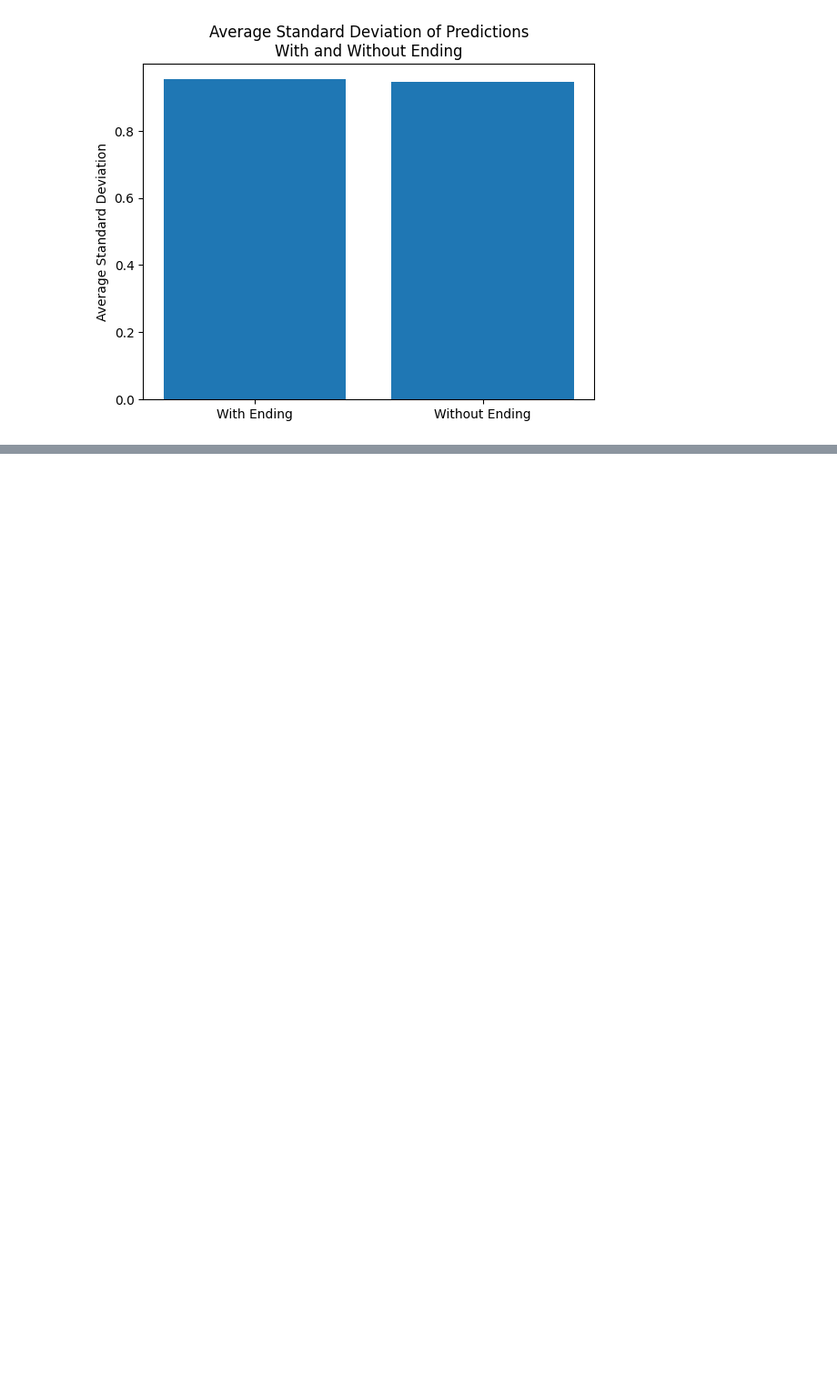
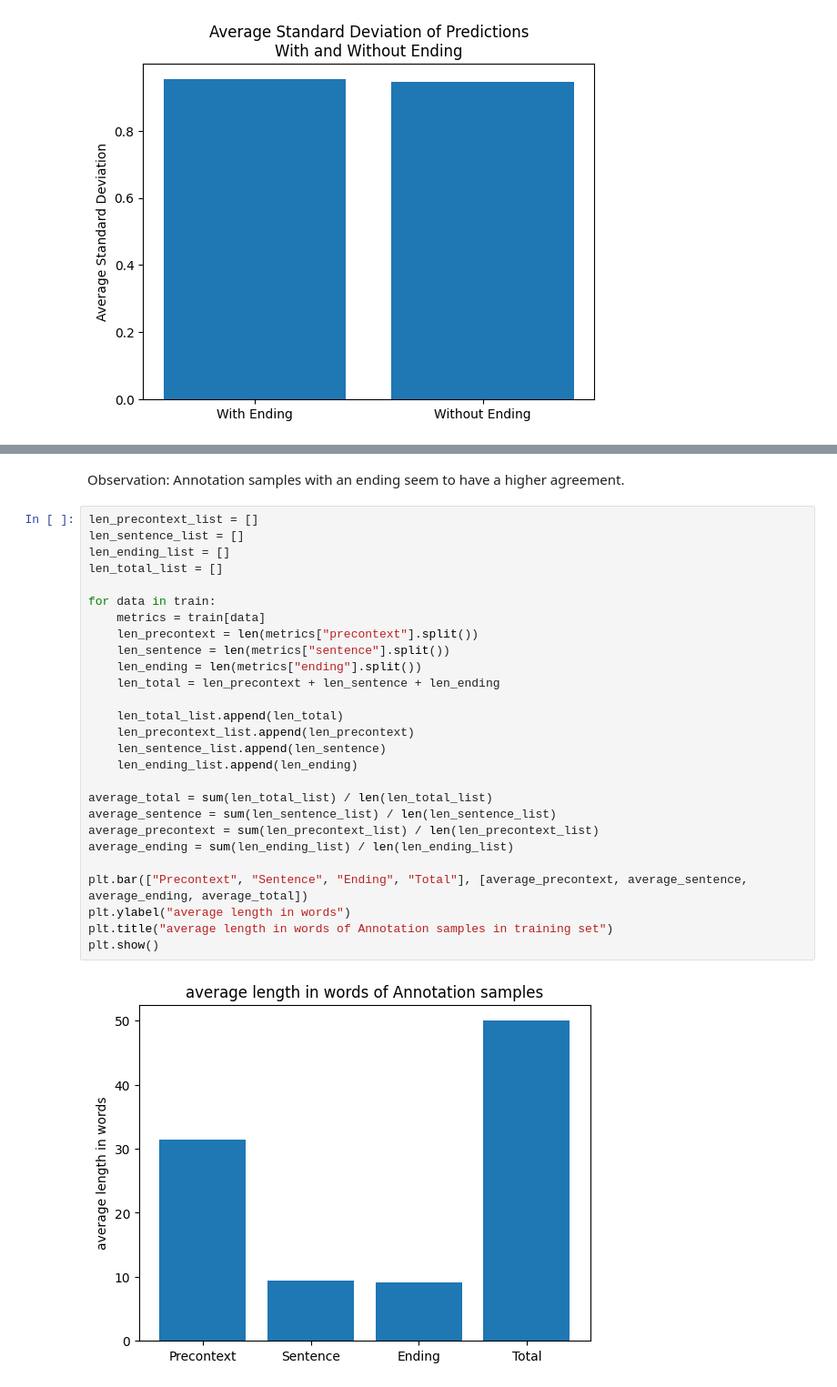
Before and after one commit to TrottingMouse/semeval2026-narrative-disambiguation, a Jupyter notebook: data_analysis/data_analysis_more.ipynb, the cells around one changed output, grey strips where cells are left out. Shown at 91% size. Cells and saved outputs as stored; diff of their text form; blank space fills up the shorter version.

```diff
--- a/data_analysis/data_analysis_more.ipynb
+++ b/data_analysis/data_analysis_more.ipynb
@@ -69,0 +95,31 @@ Number of at least once nonsensically judged samples in dev set: 42 out of 588
+# %% [markdown]
+Observation: Annotation samples with an ending seem to have a higher agreement.
+# %%
+len_precontext_list = []
+len_sentence_list = []
+len_ending_list = []
+len_total_list = []
+
+for data in train:
+    metrics = train[data]
+    len_precontext = len(metrics["precontext"].split())
+    len_sentence = len(metrics["sentence"].split())
+    len_ending = len(metrics["ending"].split())
+    len_total = len_precontext + len_sentence + len_ending
+
+    len_total_list.append(len_total)
+    len_precontext_list.append(len_precontext)
+    len_sentence_list.append(len_sentence)
+    len_ending_list.append(len_ending)
+
+average_total = sum(len_total_list) / len(len_total_list)
+average_sentence = sum(len_sentence_list) / len(len_sentence_list)
+average_precontext = sum(len_precontext_list) / len(len_precontext_list)
+average_ending = sum(len_ending_list) / len(len_ending_list)
+
+plt.bar(["Precontext", "Sentence", "Ending", "Total"], [average_precontext, average_sentence, average_ending, average_total])
+plt.ylabel("average length in words")
+plt.title("average length in words of Annotation samples in training set")
+plt.show()
+# %% [output]
+[figure, added]
```
Also changed, not shown: parts of 3 cells of this notebook.
